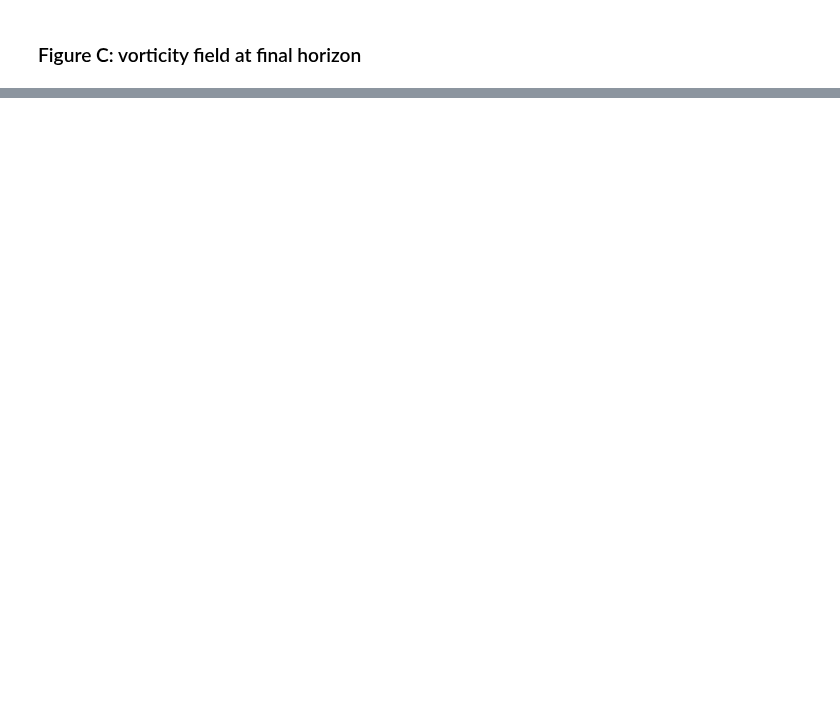
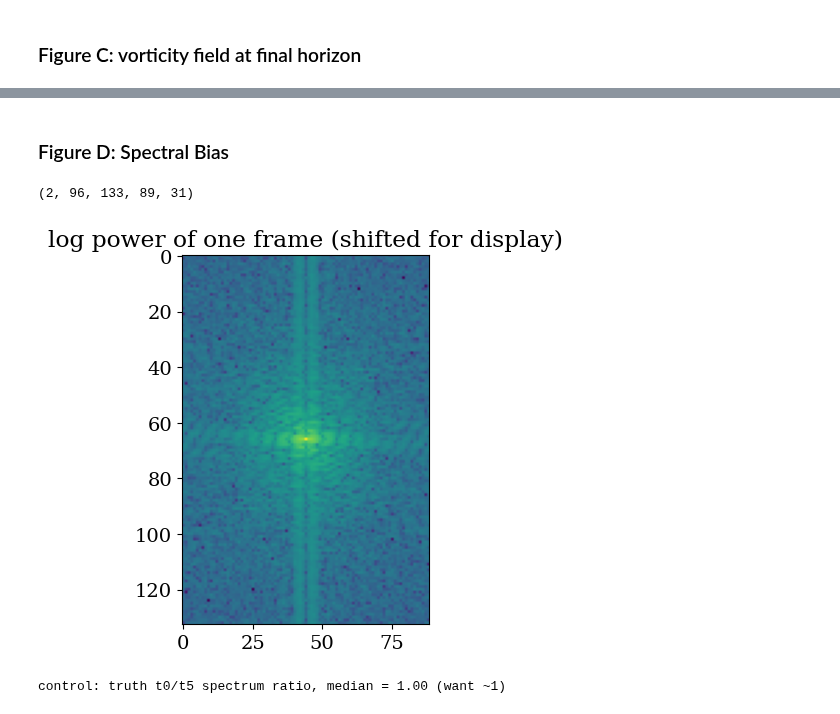
Before and after one commit to zhn2605/fluid-research-adv-NO, a Jupyter notebook: DeepLearning_Analysis.ipynb, the cells around one changed output, grey strips where cells are left out. Cells and saved outputs as stored; diff of their text form; code cells hidden in the pictures; blank space fills up the shorter version.

Commit message:
energy spectrum graphs

```diff
--- a/DeepLearning_Analysis.ipynb
+++ b/DeepLearning_Analysis.ipynb
@@ -1262,0 +1268,56 @@ plt.show()
+# %% [markdown]
+### Figure D: Spectral Bias
+# %%
+print(act_L.shape)   # [C, B, H, W, T+1]
+
+# quick look at frequency space
+frame = np.fft.fftshift(np.fft.fft2(act_L[0, 0, :, :, 0]))
+plt.imshow(np.log(np.abs(frame)**2))
+plt.title("log power of one frame (shifted for display)")
+plt.show()
+
+
+def energy_spectrum(field, nbins=40):
+    """Radially binned energy spectrum of one [H, W] field.
+    Returns (k_centers, E) with the k=0 (mean-flow) bin dropped.
+    Everything is UNSHIFTED: fftfreq's labels match raw fft2 order."""
+    H, W = field.shape
+    power = np.abs(np.fft.fft2(field))**2 / (H * W)
+
+    ky = np.fft.fftfreq(H)                      # per-axis labels (non-square grid)
+    kx = np.fft.fftfreq(W)
+    KX, KY = np.meshgrid(kx, ky)                # both [H, W]
+    k = np.sqrt(KX**2 + KY**2)                  # distance from k=0 per cell
+
+    bins = np.linspace(0, 0.5, nbins + 1)       # past 0.5 only corners contribute
+    E_sum, edges = np.histogram(k, bins=bins, weights=power)
+    counts, _    = np.histogram(k, bins=bins)
+    E = E_sum / np.maximum(counts, 1)           # sum -> average per ring
+    centers = 0.5 * (edges[1:] + edges[:-1])
+    return centers[1:], E[1:]                   # drop DC bin
+
+
+def avg_spectrum(arr, t, n_samples=8):
+    """Spectrum averaged over samples and both velocity components.
+    arr: [C, B, H, W, T+1] like act_L / base_L / pita_L."""
+    Es = []
+    for s in range(n_samples):
+        for c in (0, 1):
+            k, E = energy_spectrum(arr[c, s, :, :, t])
+            Es.append(E)
+    return k, np.mean(Es, axis=0)
+
+
+# check
+_k_test = np.sqrt(np.add.outer(np.fft.fftfreq(133)**2, np.fft.fftfreq(89)**2))
+assert _k_test[0, 0] == 0.0                     # k=0 sits in the corner unshifted
+assert abs(_k_test.max() - 0.707) < 0.01        # sqrt(0.5^2 + 0.5^2)
+
+# CONTROL: truth vs truth at nearby times must overlap (ratio ~=1)
+_k, _E0 = avg_spectrum(act_L, 0)
+_,  _E5 = avg_spectrum(act_L, 5)
+print(f"control: truth t0/t5 spectrum ratio, median = {np.median(_E0/_E5):.2f}")
+# %% [output]
+(2, 96, 133, 89, 31)
+[figure, added]
+control: truth t0/t5 spectrum ratio, median = 1.00 (want ~1)
```
Also changed, not shown: parts of 7 cells of this notebook, 1 other file.
